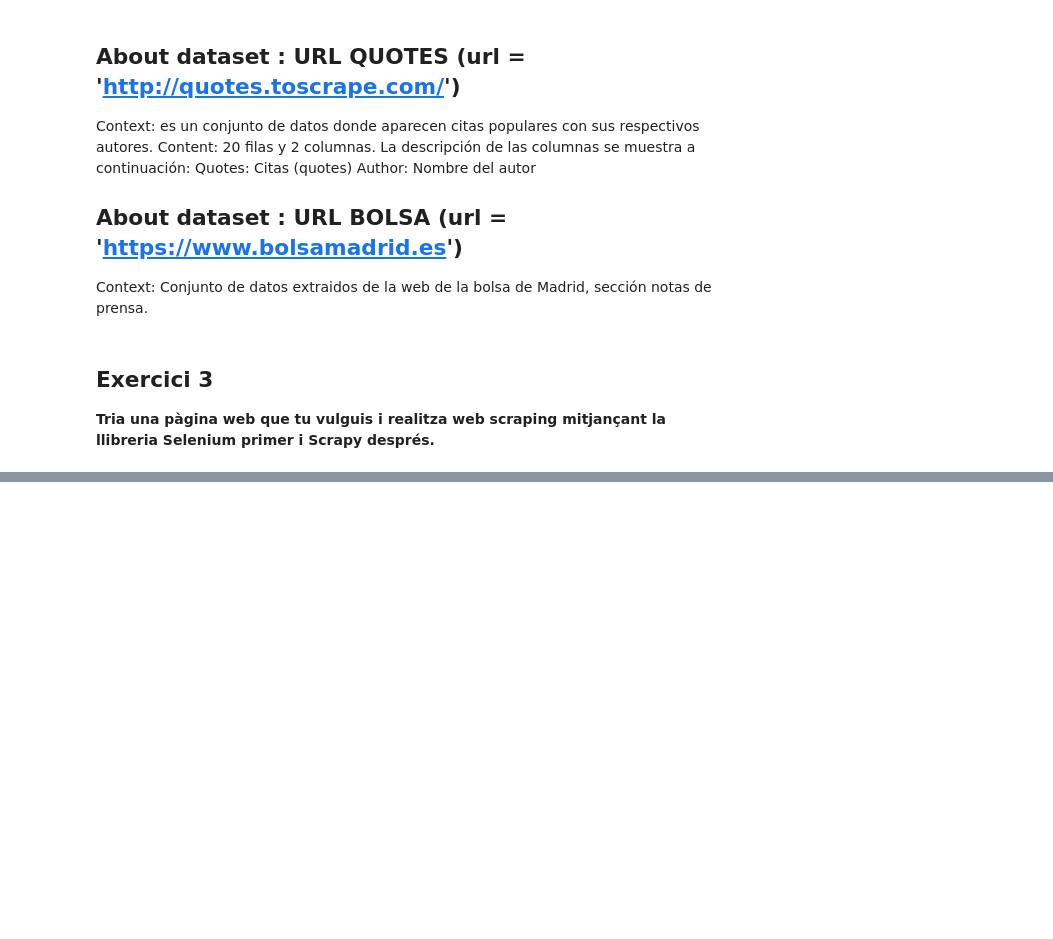
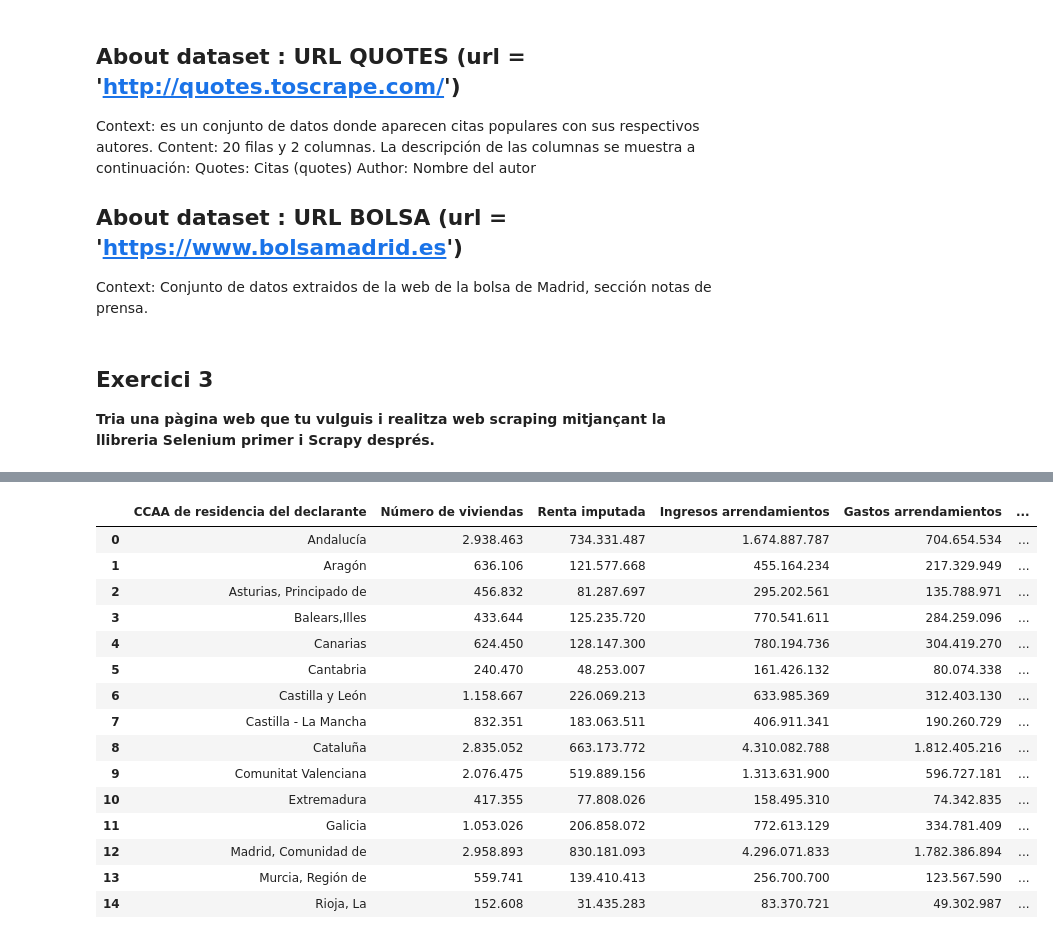
Before and after one commit to Likimeya/Web-scraping-amb-diferents-models, a Jupyter notebook: Tasca M10 T01.ipynb, the cells around one changed output, grey strips where cells are left out. Saved outputs shown, nothing was run; the diff lists cells and outputs as text; code cells hidden in the pictures; blank space fills up the shorter version.

```diff
--- a/Tasca M10 T01.ipynb
+++ b/Tasca M10 T01.ipynb
@@ -399,0 +351,4 @@ TypeError: unhashable type: 'list'
+# %%
+columna1=contenido[9:]
+df1 = pd.DataFrame(columna1, columns = ['CCAA de residencia del declarante'])
+df1
@@ -399,0 +372,31 @@ TypeError: unhashable type: 'list'
+# %%
+columns = list(("Número de viviendas","Renta imputada","Ingresos arrendamientos","Gastos arrendamientos",
+"Rendimiento neto","Rendimiento neto positivo","Rendimiento neto negativo","Rendimiento neto reducido"))
+#creamos un diccionario
+dicc = {}
+
+for i in range(8):
+    dicc[columns[i]] = contenido1[i::8]
+
+#creamos a dataframe desde el diccionario
+df2 = pd.DataFrame(data = dicc)
+
+df_vivienda = pd.concat([df1, df2], axis=1)
+df_vivienda
+# %% [output]
+|  | CCAA de residencia del declarante | Número de viviendas | Renta imputada | Ingresos arrendamientos | Gastos arrendamientos | ... |
+| 0 | Andalucía | 2.938.463 | 734.331.487 | 1.674.887.787 | 704.654.534 | ... |
+| 1 | Aragón | 636.106 | 121.577.668 | 455.164.234 | 217.329.949 | ... |
+| 2 | Asturias, Principado de | 456.832 | 81.287.697 | 295.202.561 | 135.788.971 | ... |
+| 3 | Balears,Illes | 433.644 | 125.235.720 | 770.541.611 | 284.259.096 | ... |
+| 4 | Canarias | 624.450 | 128.147.300 | 780.194.736 | 304.419.270 | ... |
+| 5 | Cantabria | 240.470 | 48.253.007 | 161.426.132 | 80.074.338 | ... |
+| 6 | Castilla y León | 1.158.667 | 226.069.213 | 633.985.369 | 312.403.130 | ... |
+| 7 | Castilla - La Mancha | 832.351 | 183.063.511 | 406.911.341 | 190.260.729 | ... |
+| 8 | Cataluña | 2.835.052 | 663.173.772 | 4.310.082.788 | 1.812.405.216 | ... |
+| 9 | Comunitat Valenciana | 2.076.475 | 519.889.156 | 1.313.631.900 | 596.727.181 | ... |
+| 10 | Extremadura | 417.355 | 77.808.026 | 158.495.310 | 74.342.835 | ... |
+| 11 | Galicia | 1.053.026 | 206.858.072 | 772.613.129 | 334.781.409 | ... |
+| 12 | Madrid, Comunidad de | 2.958.893 | 830.181.093 | 4.296.071.833 | 1.782.386.894 | ... |
+| 13 | Murcia, Región de | 559.741 | 139.410.413 | 256.700.700 | 123.567.590 | ... |
+| 14 | Rioja, La | 152.608 | 31.435.283 | 83.370.721 | 49.302.987 | ... |
```
Also changed, not shown: parts of 10 cells of this notebook, 5 other files.
